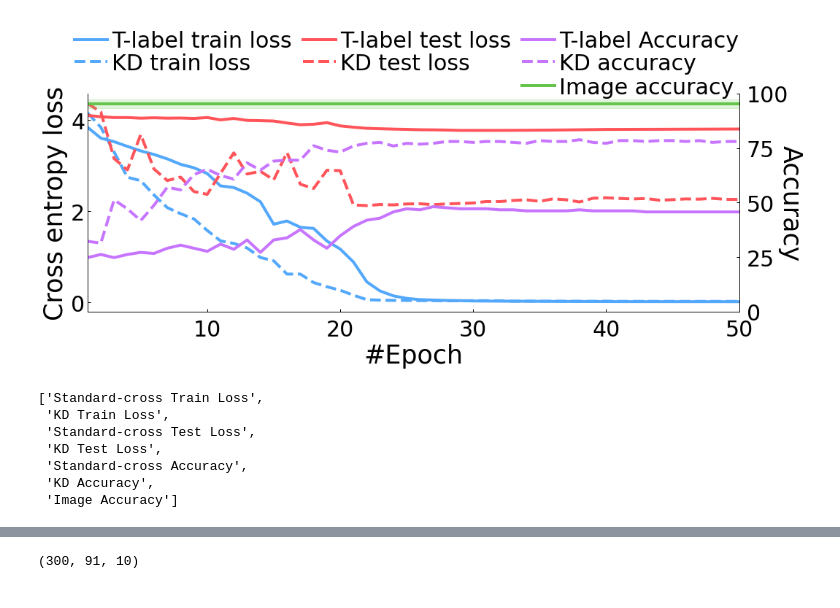
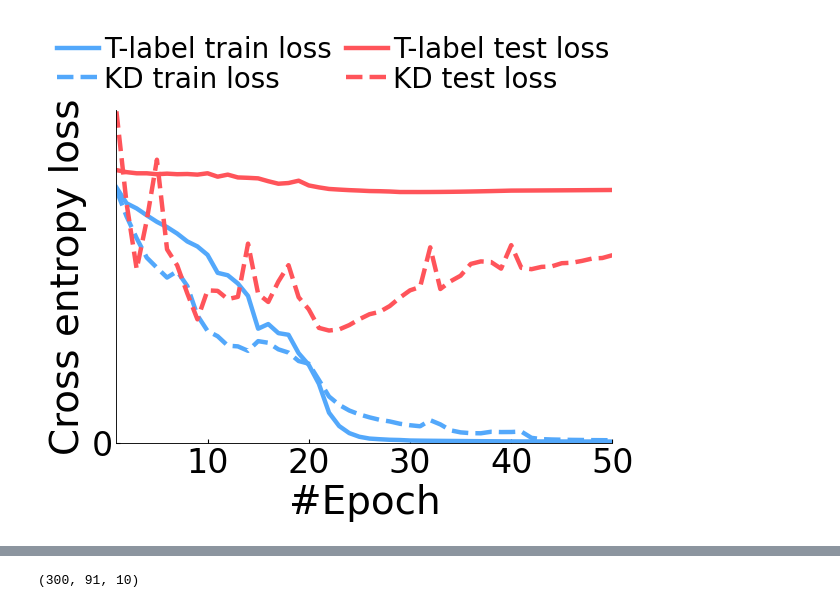
Before and after one commit to Zber5/OpenRadar, a Jupyter notebook: FER/Figures/method2_1.ipynb, the cells around one changed output, grey strips where cells are left out. Cells and saved outputs as stored; diff of their text form; code cells hidden in the pictures.

Commit message:
Figures plot update

```diff
--- a/FER/Figures/method2_1.ipynb
+++ b/FER/Figures/method2_1.ipynb
@@ -8,5 +9,6 @@ from sklearn import metrics
 # %%
-kd_csv_path = "C:/Users/Zber/Documents/Dev_program/OpenRadar/FER/results/Supervision_SUM_image2D_KD_baseline_20220608-223236/metrics.csv"
+# kd_csv_path = "C:/Users/Zber/Documents/Dev_program/OpenRadar/FER/results/Supervision_SUM_image2D_KD_baseline_20220608-223236/metrics.csv"
+kd_csv_path = "C:/Users/Zber/Documents/Dev_program/OpenRadar/FER/results/Supervision_SUM_image2D_KD_20220629-152906/metrics.csv"
 kd_df = pd.read_csv (kd_csv_path, sep='\t')
 
 unsup_csv_path = "C:/Users/Zber/Documents/Dev_program/OpenRadar/FER/results/label_only_20220522-030603/metrics.csv"
@@ -33,93 +34,43 @@ y = np.asarray([mean] * 50)
 # ax.fill_between(x, y-error, y+error, alpha=0.2, edgecolor=color, facecolor=color)
 # landmark + label overfitting
 colors = ['#53a8fb', '#a97ddd', '#64c44b', '#68dcf2', "#F4820B", "#FF545A", "#C775FF"]
-fig, ax = plt.subplots(nrows=1, ncols=1, figsize=(16, 5.5))
-ax2 = ax.twinx()
-ax.set_facecolor("none")
-ax2.set_facecolor("none")
+fig, ax = plt.subplots(nrows=1, ncols=1, figsize=(8, 5.5), dpi=80)
 name1 = "KD"
 name2 = "T-label"
 
 lw = 4
 
 ax.plot(x, unsup_train_loss, color=colors[0], linestyle='solid',
         fillstyle='none', label='{} train loss'.format(name2), linewidth=lw)
 ax.plot(x, kd_train_loss, color=colors[0], linestyle='dashed',
         label='{} train loss'.format(name1), linewidth=lw)
 
 ax.plot(x, unsup_test_loss, color=colors[5], linestyle='solid',
         fillstyle='none', label='{} test loss'.format(name2), linewidth=lw)
 ax.plot(x, kd_test_loss, color=colors[5], linestyle='dashed',
         label='{} test loss'.format(name1), linewidth=lw)
 
-ax2.plot(x, unsup_test_acc, color=colors[6],  linestyle='solid',
-         label='{} Accuracy'.format(name2), linewidth=lw)
-ax2.plot(x, kd_test_acc, color=colors[6],  linestyle='dashed',
-         label='{} accuracy'.format(name1), linewidth=lw)
-
 
 ax.spines['top'].set_visible(False)
-ax2.spines['top'].set_visible(False)
-
-# ax2.axhline(y = y, color=colors[2], linewidth=lw)
-
-
-ax2.fill_between(x, y-err, y+err, alpha=0.2,
-                 edgecolor=colors[2], facecolor=colors[2])
-
+ax.spines['right'].set_visible(False)
 
 ax.set_ylabel("Cross entropy loss", fontsize=35)
 ax.set_xlabel("#Epoch", fontsize=35)
-ax2.set_ylabel("Accuracy", fontsize=35, rotation=270, labelpad=20)
 
 ax.set_xlim(1, 50)
-ax2.set_xlim(1, 50)
+ax.set_ylim(0,5)
 handles, labels = ax.get_legend_handles_labels()
-new_handles, new_labels = ax2.get_legend_handles_labels()
-H = handles + new_handles
-L = labels + new_labels
-
-
-# L, H = zip(*sorted(zip(L, H), key=lambda t: t[0]))
-
-# L = np.asarray(L)
-# H = np.asarray(H)
-# temp = L[-1]
-# L[-1] = L[0]
-# L[0] = temp
-
-# temp = H[-1]
-# H[-1] = H[0]
-# H[0] = temp
+H = handles
+L = labels
 
 ax.yaxis.set_tick_params(labelsize=30, length=4, direction='in', width=1)
-ax2.yaxis.set_tick_params(labelsize=30, length=4, direction='in', width=1, pad=10)
-ax.xaxis.set_tick_params(labelsize=30, length=4, direction='in', width=1, pad=10)
-ax2.xaxis.set_tick_params(labelsize=30, length=4, direction='in', width=1)
-ax2.set_ylim(0, 100)
+ax.xaxis.set_tick_params(labelsize=30, length=4, direction='in', width=1)
+ax.xaxis.set_major_locator(ticker.MultipleLocator(10))
+ax.yaxis.set_major_locator(ticker.MultipleLocator(10))
 
+l1 = ax.legend(H, L, loc="upper left", prop={'size': 25, }, ncol=2, bbox_to_anchor=(-0.17, 1.3), fancybox=True,
+               framealpha=0.0, labelspacing=0.05, handletextpad=0.2, columnspacing=0.5, handlelength=1.5)
 
-ax2.plot(x, y, colors[2],  linestyle='-', lw=lw, label='Image accuracy')
-new_handles, new_labels = ax2.get_legend_handles_labels()
-new_handles[-1], new_labels[-1]
-
-
-l1 = ax.legend(H, L, loc="upper left", prop={'size': 30, }, ncol=3, bbox_to_anchor=(-0.05, 1.38), fancybox=True,
-               framealpha=0.0, labelspacing=0.05, handletextpad=0.2, columnspacing=0.5, handlelength=1.5)
-l2 = ax2.legend([new_handles[-1]], [new_labels[-1]], loc="upper left", prop={'size': 30, }, ncol=3, bbox_to_anchor=(0.636, 1.1675), fancybox=True,
-                labelspacing=0.1, framealpha=0.0, handletextpad=0.2, columnspacing=0.5, handlelength=1.5)
-
-fig.savefig('C:/Users/Zber/Desktop/mmEmo_Exp/0.Method/limiteddata.pdf', format='pdf', bbox_inches="tight")
-# fig.savefig('C:/Users/Zber/Desktop/mmEmo_Exp/0.Method/m2_1.svg', format='svg', bbox_inches="tight")
+fig.savefig('C:/Users/Zber/Desktop/mmEmo_Exp/0.Method/limiteddata_1.svg', format='svg', bbox_inches="tight")
 # %% [output]
-[figure, old version]
+[figure, new version]
-# %%
-L
-# %% [output]
-['Standard-cross Train Loss',
- 'KD Train Loss',
- 'Standard-cross Test Loss',
- 'KD Test Loss',
- 'Standard-cross Accuracy',
- 'KD Accuracy',
- 'Image Accuracy']
```
Also changed, not shown: parts of 4 cells of this notebook, 39 other files.
